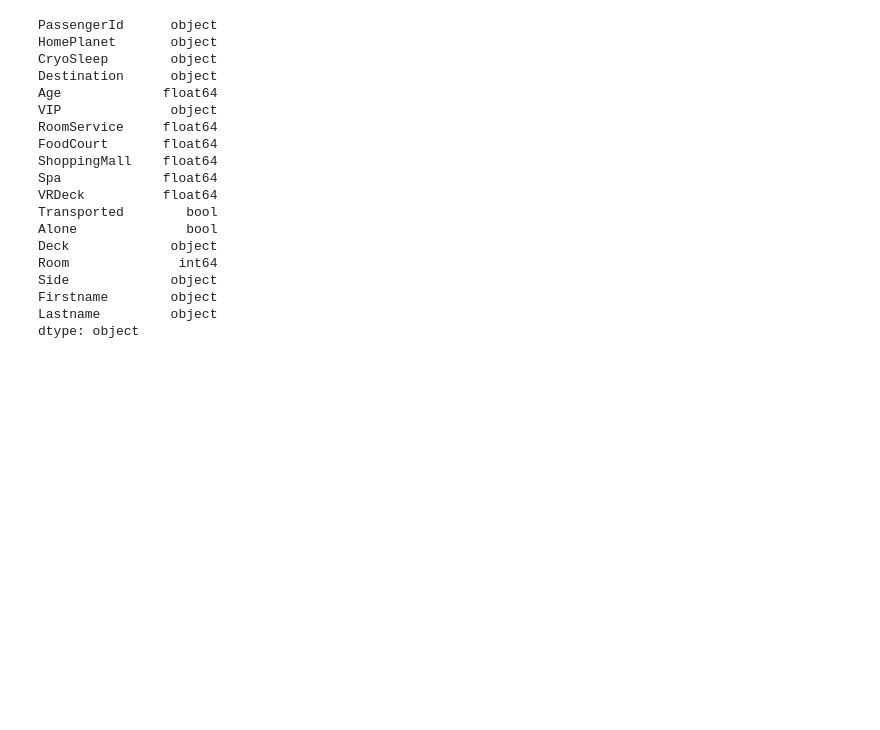
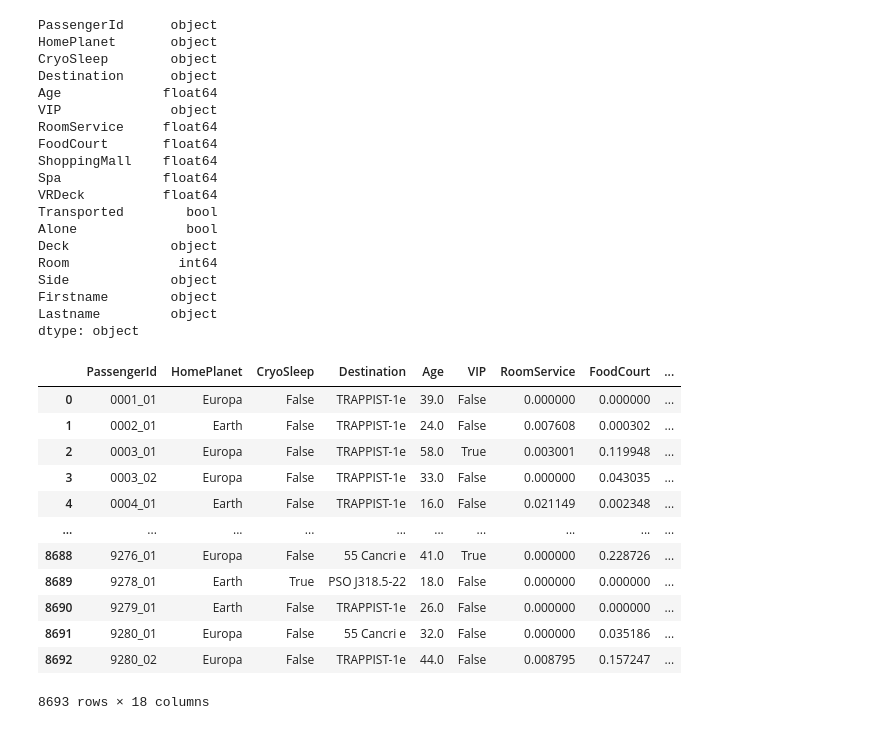
Before and after one commit to picklejuicedev/kedro-spaceship-titanic, a Jupyter notebook: notebooks/03_Ecoding.ipynb, the cells around one changed output. Cells and saved outputs as stored; diff of their text form; code cells hidden in the pictures; blank space fills up the shorter version.

```diff
--- a/notebooks/03_Ecoding.ipynb
+++ b/notebooks/03_Ecoding.ipynb
@@ -1,4 +1,4 @@
 # %%
-df = catalog.load("train_preprocessed")
+df = catalog.load("train.preprocessed")
 df
 # %% [output]
@@ -40,0 +43,21 @@ dtype: object
+# %%
+scaler = MinMaxScaler()
+# %%
+cols = ["RoomService","FoodCourt","ShoppingMall","Spa","VRDeck"]
+df[cols] = scaler.fit_transform(df[cols])
+# %%
+df
+# %% [output]
+|  | PassengerId | HomePlanet | CryoSleep | Destination | Age | VIP | RoomService | FoodCourt | ... |
+| 0 | 0001_01 | Europa | False | TRAPPIST-1e | 39.0 | False | 0.000000 | 0.000000 | ... |
+| 1 | 0002_01 | Earth | False | TRAPPIST-1e | 24.0 | False | 0.007608 | 0.000302 | ... |
+| 2 | 0003_01 | Europa | False | TRAPPIST-1e | 58.0 | True | 0.003001 | 0.119948 | ... |
+| 3 | 0003_02 | Europa | False | TRAPPIST-1e | 33.0 | False | 0.000000 | 0.043035 | ... |
+| 4 | 0004_01 | Earth | False | TRAPPIST-1e | 16.0 | False | 0.021149 | 0.002348 | ... |
+| ... | ... | ... | ... | ... | ... | ... | ... | ... | ... |
+| 8688 | 9276_01 | Europa | False | 55 Cancri e | 41.0 | True | 0.000000 | 0.228726 | ... |
+| 8689 | 9278_01 | Earth | True | PSO J318.5-22 | 18.0 | False | 0.000000 | 0.000000 | ... |
+| 8690 | 9279_01 | Earth | False | TRAPPIST-1e | 26.0 | False | 0.000000 | 0.000000 | ... |
+| 8691 | 9280_01 | Europa | False | 55 Cancri e | 32.0 | False | 0.000000 | 0.035186 | ... |
+| 8692 | 9280_02 | Europa | False | TRAPPIST-1e | 44.0 | False | 0.008795 | 0.157247 | ... |
+8693 rows × 18 columns
```
Also changed, not shown: parts of 4 cells of this notebook, 7 other files.
